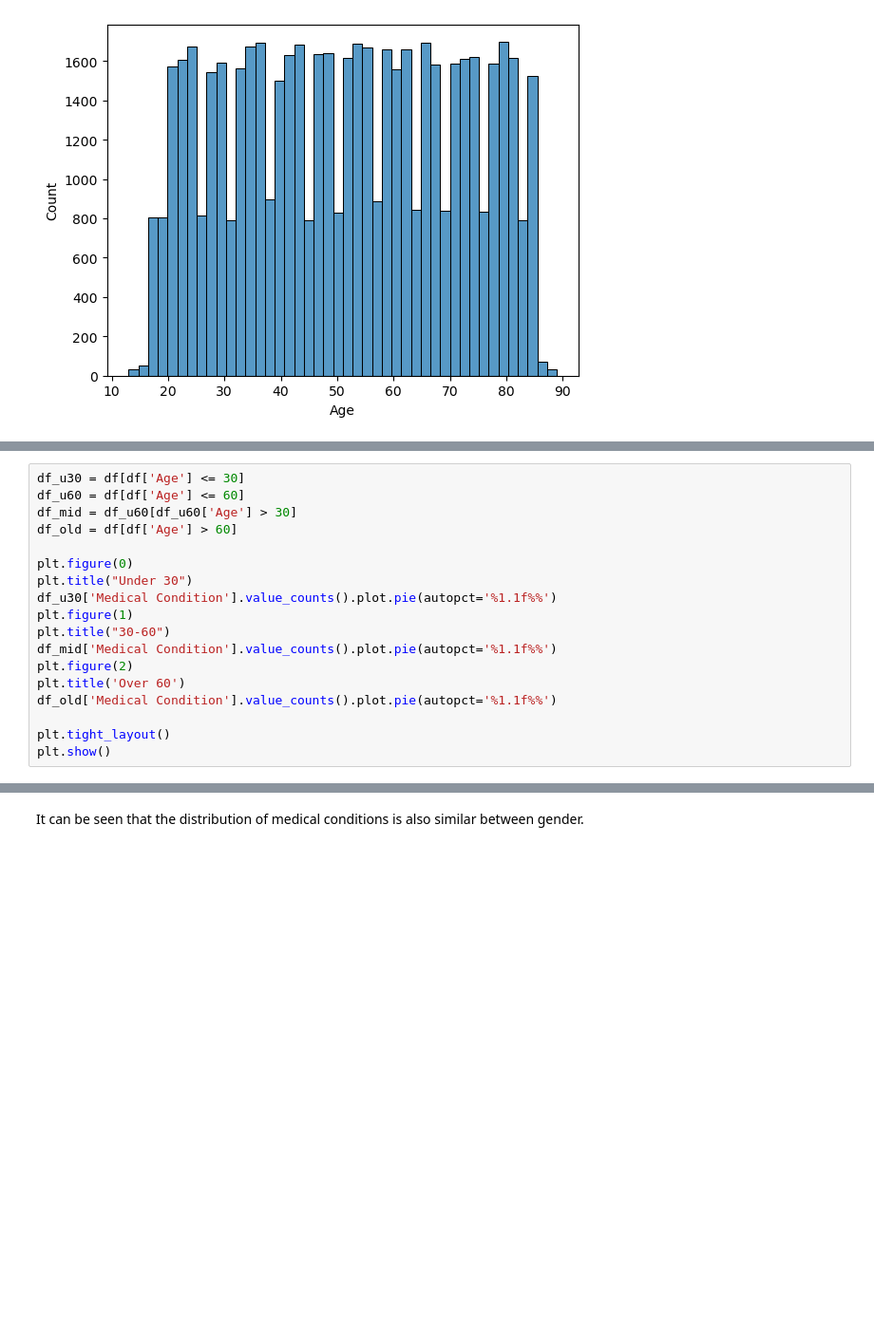
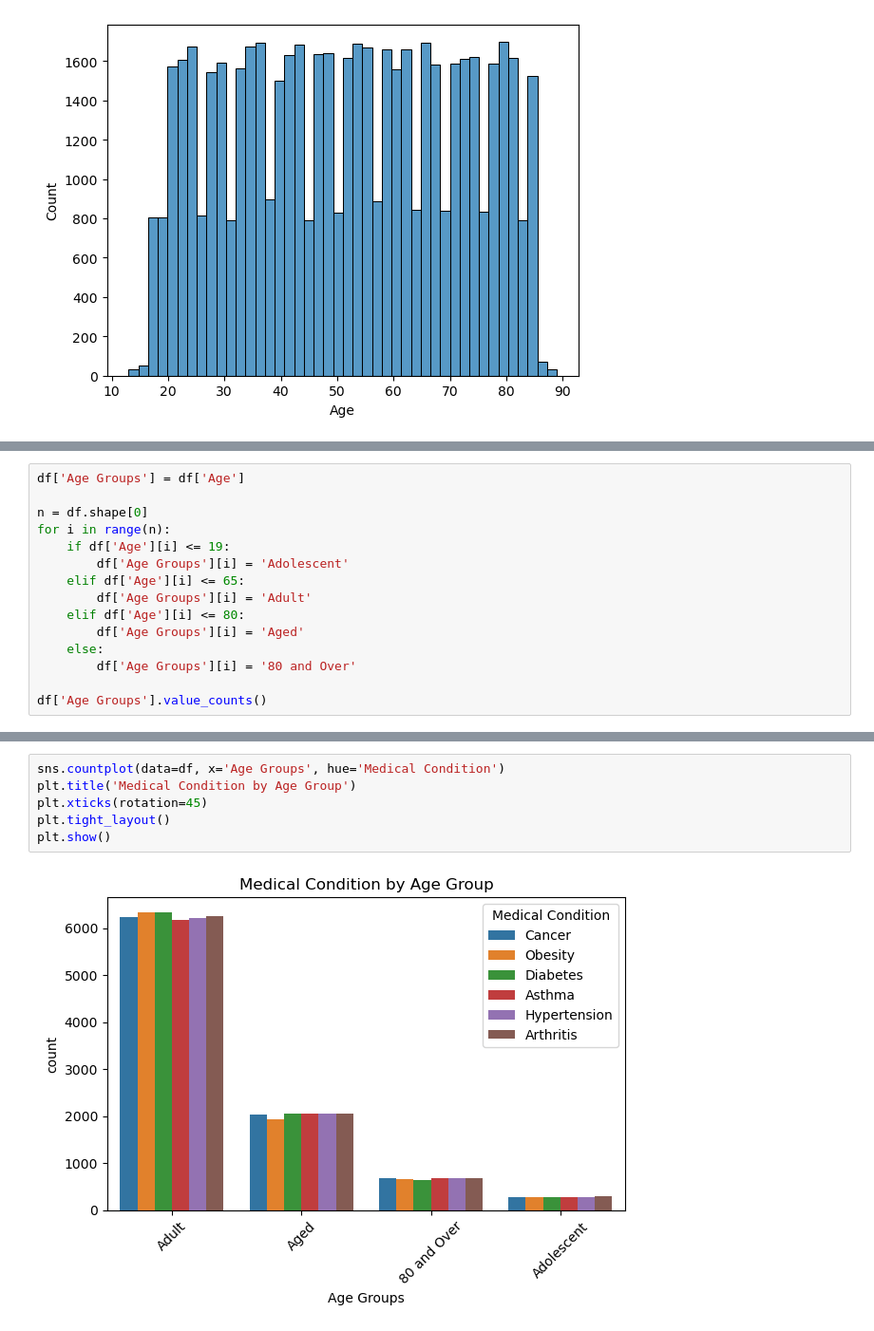
Before and after one commit to nahrul98/Statistics, a Jupyter notebook: Healthcare Datasets.ipynb, the cells around one changed output, grey strips where cells are left out. Shown at 95% size. Saved outputs shown, nothing was run; the diff lists cells and outputs as text; blank space fills up the shorter version.

```diff
--- a/Healthcare Datasets.ipynb
+++ b/Healthcare Datasets.ipynb
@@ -49,19 +70,16 @@ sns.histplot(df['Age'])
 # %%
-df_u30 = df[df['Age'] <= 30]
-df_u60 = df[df['Age'] <= 60]
-df_mid = df_u60[df_u60['Age'] > 30]
-df_old = df[df['Age'] > 60]
+df['Age Groups'] = df['Age']
 
-plt.figure(0)
-plt.title("Under 30")
-df_u30['Medical Condition'].value_counts().plot.pie(autopct='%1.1f%%')
-plt.figure(1)
-plt.title("30-60")
-df_mid['Medical Condition'].value_counts().plot.pie(autopct='%1.1f%%')
-plt.figure(2)
-plt.title('Over 60')
-df_old['Medical Condition'].value_counts().plot.pie(autopct='%1.1f%%')
+n = df.shape[0]
+for i in range(n):
+    if df['Age'][i] <= 19:
+        df['Age Groups'][i] = 'Adolescent'
+    elif df['Age'][i] <= 65:
+        df['Age Groups'][i] = 'Adult'
+    elif df['Age'][i] <= 80:
+        df['Age Groups'][i] = 'Aged'
+    else:
+        df['Age Groups'][i] = '80 and Over'
 
-plt.tight_layout()
-plt.show()
+df['Age Groups'].value_counts()
 # %% [output]
@@ -93,2 +91,8 @@ plt.show()
-# %% [markdown]
-It can be seen that the distribution of medical conditions is also similar between gender.
+# %%
+sns.countplot(data=df, x='Age Groups', hue='Medical Condition')
+plt.title('Medical Condition by Age Group')
+plt.xticks(rotation=45)
+plt.tight_layout()
+plt.show()
+# %% [output]
+[figure, added]
```
Also changed, not shown: parts of 12 cells of this notebook.
